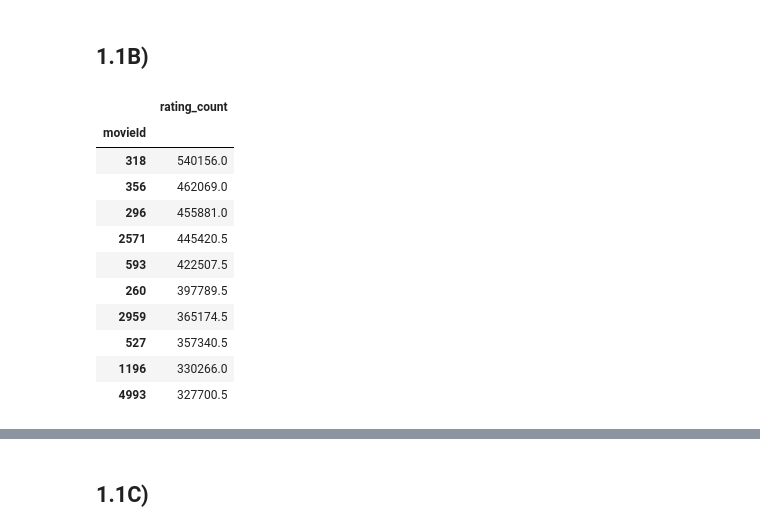
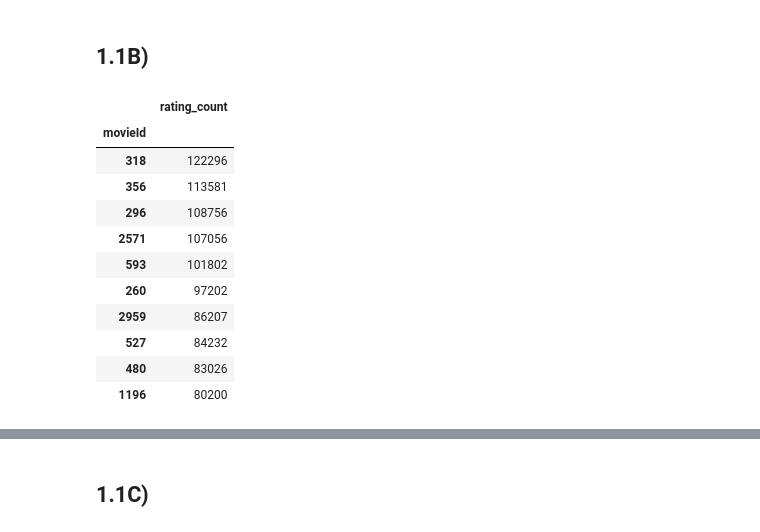
Before and after one commit to MiltonOberg/Artificial_Intelligence2-Milton-OPA23, a Jupyter notebook: Labb_1/labb_1.ipynb, the cells around one changed output, grey strips where cells are left out. Saved outputs shown, nothing was run; the diff lists cells and outputs as text; code cells hidden in the pictures.

```diff
--- a/Labb_1/labb_1.ipynb
+++ b/Labb_1/labb_1.ipynb
@@ -91,21 +91,21 @@ df_ratings.head(10)
 # %% [markdown]
 ## 1.1B)
 # %%
-number_ratings_top10= pd.DataFrame(df_ratings.groupby("movieId")["rating"].sum().sort_values(ascending=False).head(10)).rename(columns= {"rating": "rating_count"})
+number_ratings_top10= pd.DataFrame(df_ratings.groupby("movieId")["rating"].count().sort_values(ascending=False).head(10)).rename(columns= {"rating": "rating_count"})
 number_ratings_top10
 # %% [output]
 |  | rating_count |
 | movieId |  |
-| 318 | 540156.0 |
-| 356 | 462069.0 |
-| 296 | 455881.0 |
-| 2571 | 445420.5 |
-| 593 | 422507.5 |
-| 260 | 397789.5 |
-| 2959 | 365174.5 |
-| 527 | 357340.5 |
-| 1196 | 330266.0 |
-| 4993 | 327700.5 |
+| 318 | 122296 |
+| 356 | 113581 |
+| 296 | 108756 |
+| 2571 | 107056 |
+| 593 | 101802 |
+| 260 | 97202 |
+| 2959 | 86207 |
+| 527 | 84232 |
+| 480 | 83026 |
+| 1196 | 80200 |
 # %%
 title_number_ratings_top10= df_movies.merge(number_ratings_top10, on= "movieId").drop(columns= "genres").sort_values(by="rating_count")
 # %%
```
Also changed, not shown: parts of 10 cells of this notebook.
